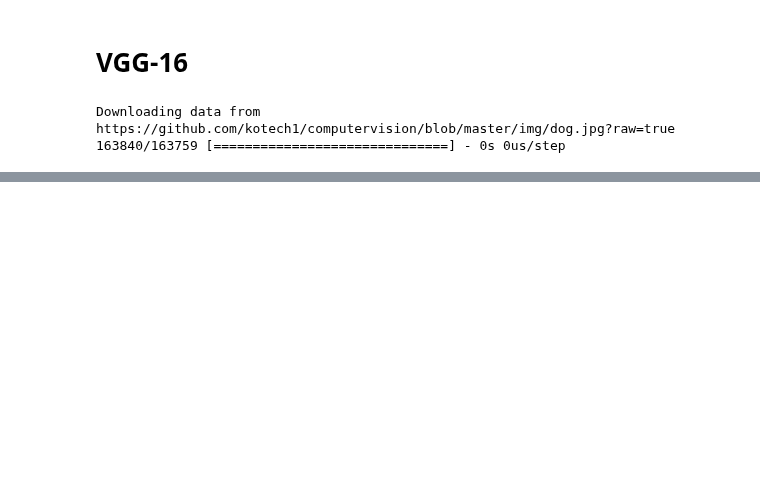
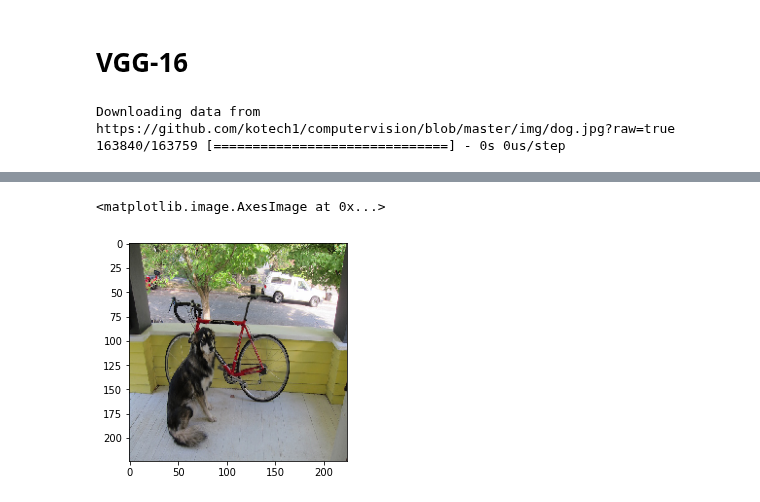
Before and after one commit to kotech1/computervision, a Jupyter notebook: 07_cnn2.ipynb, the cells around one changed output, grey strips where cells are left out. Cells and saved outputs as stored; diff of their text form; code cells hidden in the pictures; blank space fills up the shorter version.

```diff
--- a/07_cnn2.ipynb
+++ b/07_cnn2.ipynb
@@ -160,3 +204,8 @@ Predicted: [('n02110063', 'malamute', 0.32372478), ('n02110185', 'Siberian_husky
+# %%
+plt.imshow(img)
+# %% [output]
+<matplotlib.image.AxesImage at 0x...>
+[figure, added]
 # %%
 model.summary()
 # %% [output]
```
Also changed, not shown: parts of 40 cells of this notebook.
